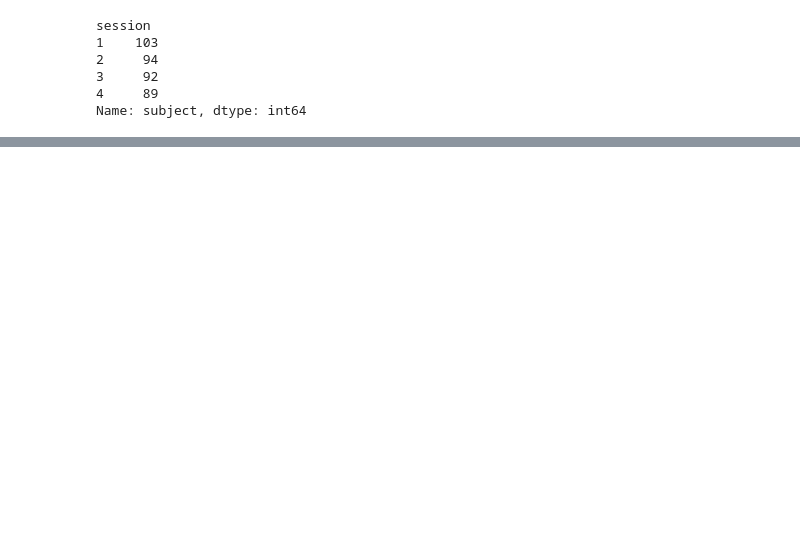
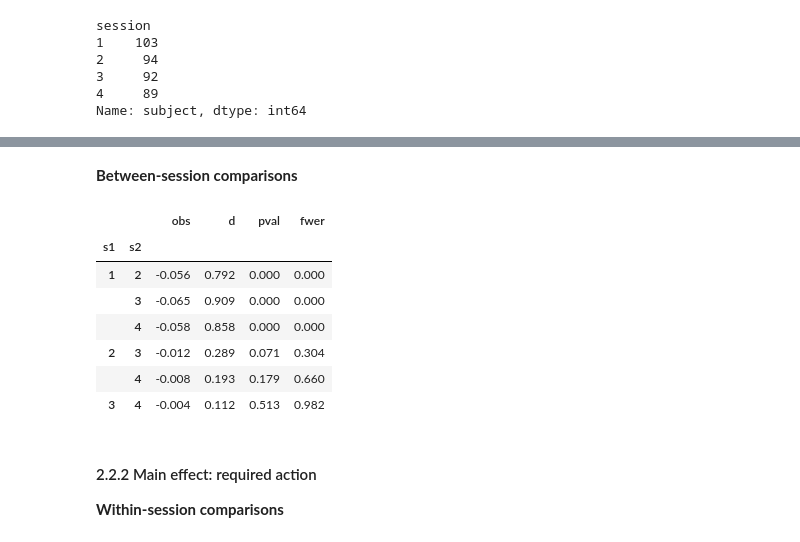
Before and after one commit to nivlab/RobotFactory, a Jupyter notebook: study01/02_Descriptive.ipynb, the cells around one changed output, grey strips where cells are left out. Drawn from its saved outputs; the diff is of its cells as text; code cells hidden in the pictures; blank space fills up the shorter version.

```diff
--- a/study01/02_Descriptive.ipynb
+++ b/study01/02_Descriptive.ipynb
@@ -393,0 +197,47 @@ summary.set_index(['s1','s2']).round(3)
+# %% [markdown]
+**Between-session comparisons**
+# %%
+np.random.seed(47404)
+
+## Compute average performance by action type.
+pivot = data.pivot_table('accuracy', 'subject', 'session')
+pivot -= 0.5
+
+## Compute observed effects.
+obs = np.array([np.nanmedian(pivot[a] - pivot[b]) for a, b in pairs])
+
+## Compute effect sizes.
+d = np.array([cohens_d(pivot[a] - pivot[b]) for a, b in pairs])
+
+## Compute null distribution.
+null = np.zeros((n_iter, obs.size))
+for n in tqdm(range(n_iter)):
+
+    ## Permute group assignments.
+    pivot.loc[:,:] = np.stack(pivot.apply(np.random.permutation, 1).values)
+
+    ## Compute observed effects.
+    for m, (a, b) in enumerate(pairs):
+        null[n,m] = np.nanmedian(pivot[a] - pivot[b])
+
+## Compute p-values.
+pval = ((np.abs(obs[np.newaxis,:]) < np.abs(null)).sum(axis=0) + 1) / (n_iter + 1)
+fwer = ((np.abs(obs[:,np.newaxis]) < np.abs(null).max(axis=1)).sum(axis=1) + 1) / (n_iter + 1)
+
+## Report summary.
+summary = DataFrame(dict(s1=[a for a, b in pairs], s2=[b for a, b in pairs],
+                         obs=obs, d=d, pval=pval, fwer=fwer))
+summary.set_index(['s1','s2']).round(3)
+# %% [output]
+|  |  | obs | d | pval | fwer |
+| s1 | s2 |  |  |  |  |
+| 1 | 2 | -0.056 | 0.792 | 0.000 | 0.000 |
+|  | 3 | -0.065 | 0.909 | 0.000 | 0.000 |
+|  | 4 | -0.058 | 0.858 | 0.000 | 0.000 |
+| 2 | 3 | -0.012 | 0.289 | 0.071 | 0.304 |
+|  | 4 | -0.008 | 0.193 | 0.179 | 0.660 |
+| 3 | 4 | -0.004 | 0.112 | 0.513 | 0.982 |
+# %% [markdown]
+#### 2.2.2 Main effect: required action
+
+**Within-session comparisons**
```
Also changed, not shown: parts of 53 cells of this notebook, 1 other file.
